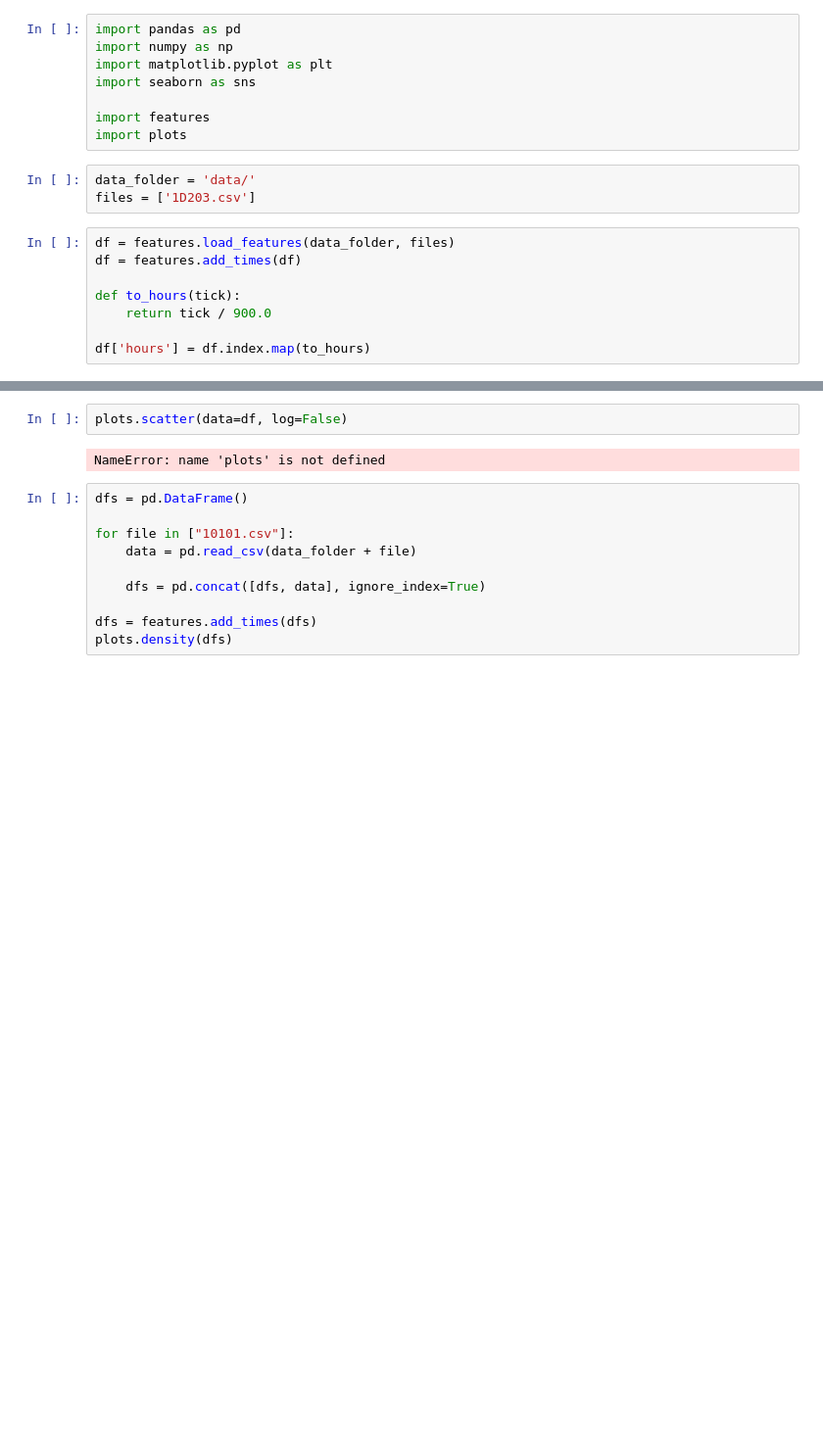
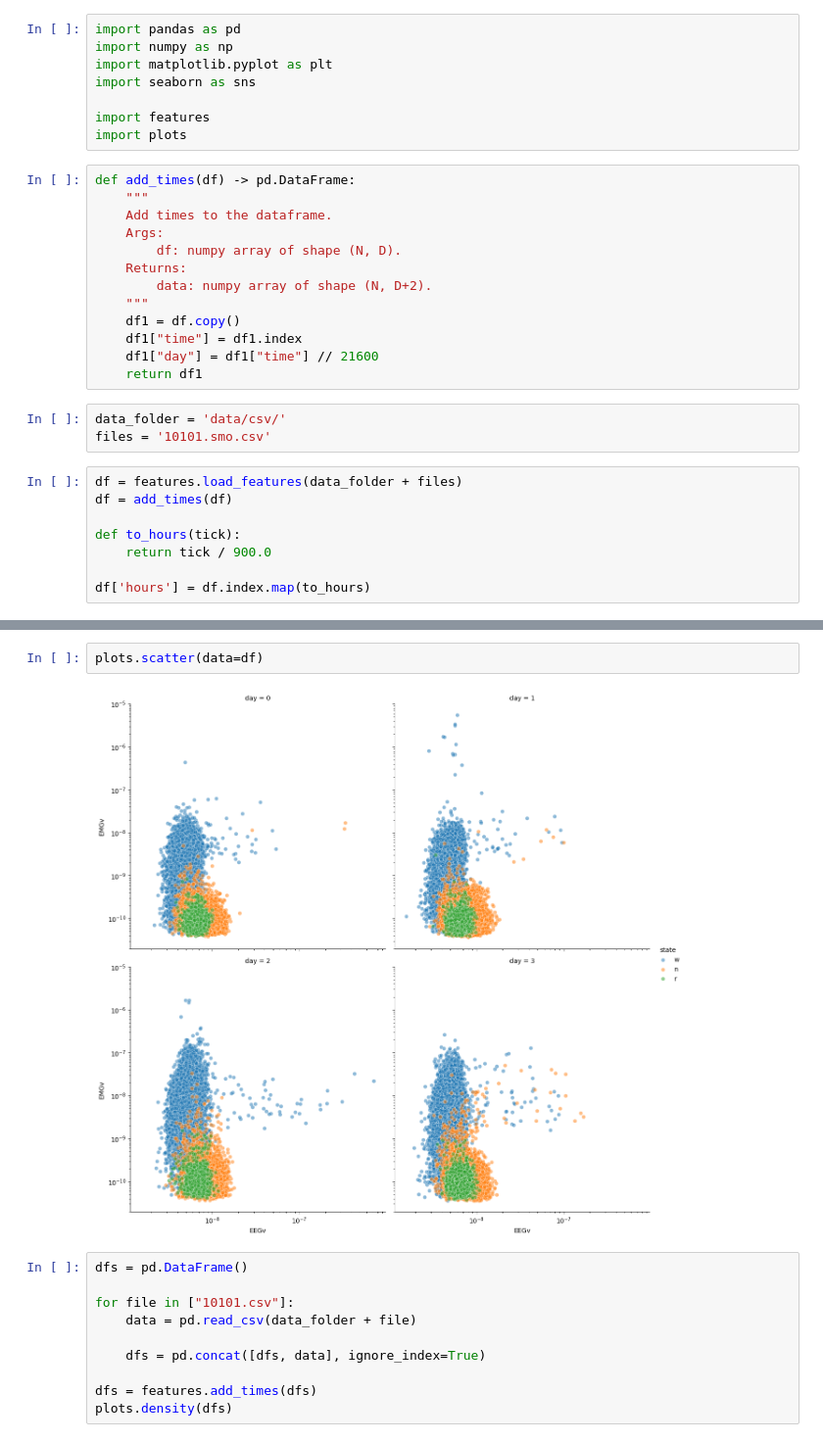
Before and after one commit to epfl-ML/project2-code, a Jupyter notebook: data_analysis.ipynb, the cells around one changed output, grey strips where cells are left out. Shown at 98% size. Saved outputs shown, nothing was run; the diff lists cells and outputs as text; blank space fills up the shorter version.

```diff
--- a/data_analysis.ipynb
+++ b/data_analysis.ipynb
@@ -6,12 +6,25 @@ import seaborn as sns
 
 import features
 import plots
+# %%
+def add_times(df) -> pd.DataFrame:
+    """
+    Add times to the dataframe.
+    Args:
+        df: numpy array of shape (N, D).
+    Returns:
+        data: numpy array of shape (N, D+2).
+    """
+    df1 = df.copy()
+    df1["time"] = df1.index
+    df1["day"] = df1["time"] // 21600
+    return df1
 # %%
-data_folder = 'data/'
-files = ['1D203.csv']
+data_folder = 'data/csv/'
+files = '10101.smo.csv'
 # %%
-df = features.load_features(data_folder, files)
-df = features.add_times(df)
+df = features.load_features(data_folder + files)
+df = add_times(df)
 
 def to_hours(tick):
     return tick / 900.0
@@ -26,7 +48,7 @@ NameError: name 'df' is not defined
 # %%
-plots.scatter(data=df, log=False)
+plots.scatter(data=df)
 # %% [output]
-NameError: name 'plots' is not defined
+[figure, added]
 # %%
 dfs = pd.DataFrame()
 
```
Also changed, not shown: parts of 3 cells of this notebook, 4 other files.
